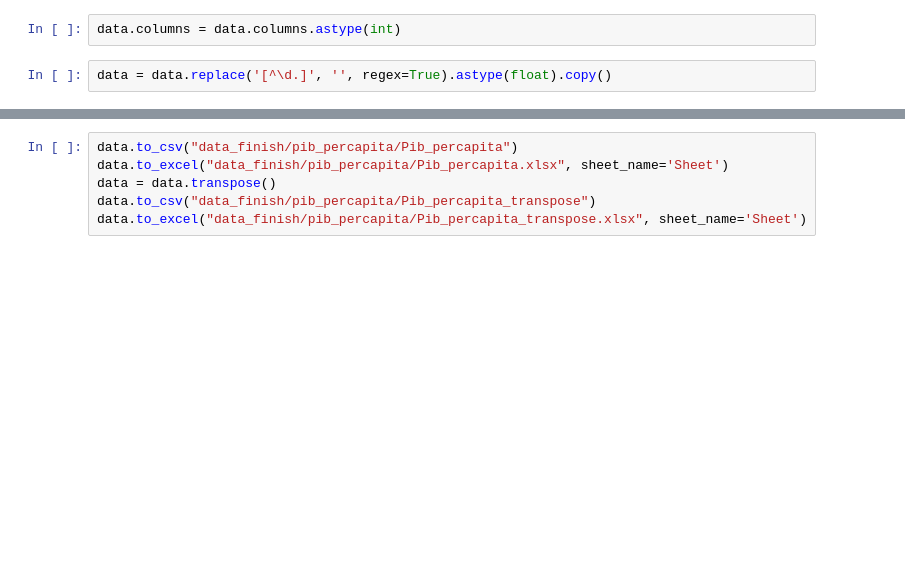
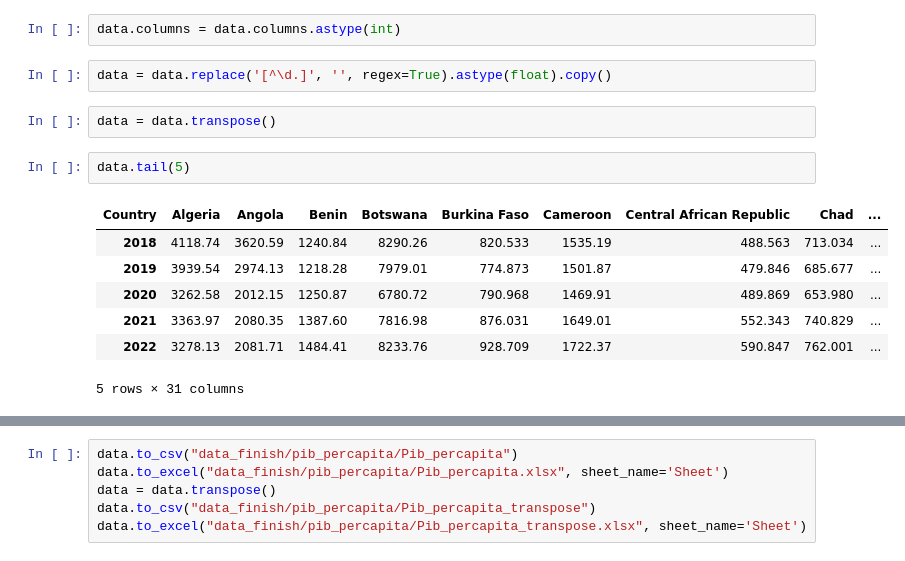
Before and after one commit to MoysesAz/Analyze-emerging, a Jupyter notebook: Analytics_Africa_by_Carolina.ipynb, the cells around one changed output, grey strips where cells are left out. Saved outputs shown, nothing was run; the diff lists cells and outputs as text; blank space fills up the shorter version.

```diff
--- a/Analytics_Africa_by_Carolina.ipynb
+++ b/Analytics_Africa_by_Carolina.ipynb
@@ -29,3 +32,15 @@ retired_countries.to_excel("data_finish/pib_percapita/Retired_countries_pib_perc
 data.columns = data.columns.astype(int)
 # %%
 data = data.replace('[^\d.]', '', regex=True).astype(float).copy()
+# %%
+data = data.transpose()
+# %%
+data.tail(5)
+# %% [output]
+| Country | Algeria | Angola | Benin | Botswana | Burkina Faso | Cameroon | Central African Republic | Chad | ... |
+| 2018 | 4118.74 | 3620.59 | 1240.84 | 8290.26 | 820.533 | 1535.19 | 488.563 | 713.034 | ... |
+| 2019 | 3939.54 | 2974.13 | 1218.28 | 7979.01 | 774.873 | 1501.87 | 479.846 | 685.677 | ... |
+| 2020 | 3262.58 | 2012.15 | 1250.87 | 6780.72 | 790.968 | 1469.91 | 489.869 | 653.980 | ... |
+| 2021 | 3363.97 | 2080.35 | 1387.60 | 7816.98 | 876.031 | 1649.01 | 552.343 | 740.829 | ... |
+| 2022 | 3278.13 | 2081.71 | 1484.41 | 8233.76 | 928.709 | 1722.37 | 590.847 | 762.001 | ... |
+5 rows × 31 columns
```
Also changed, not shown: parts of 10 cells of this notebook.
